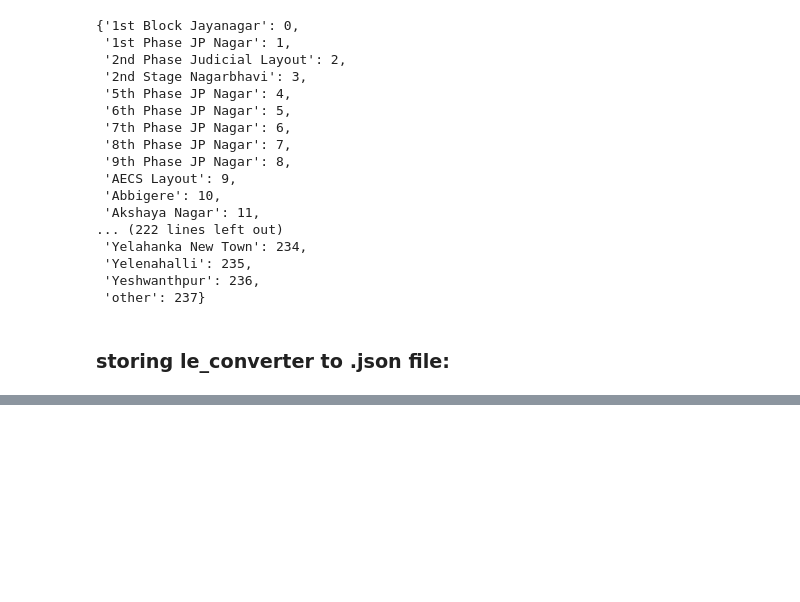
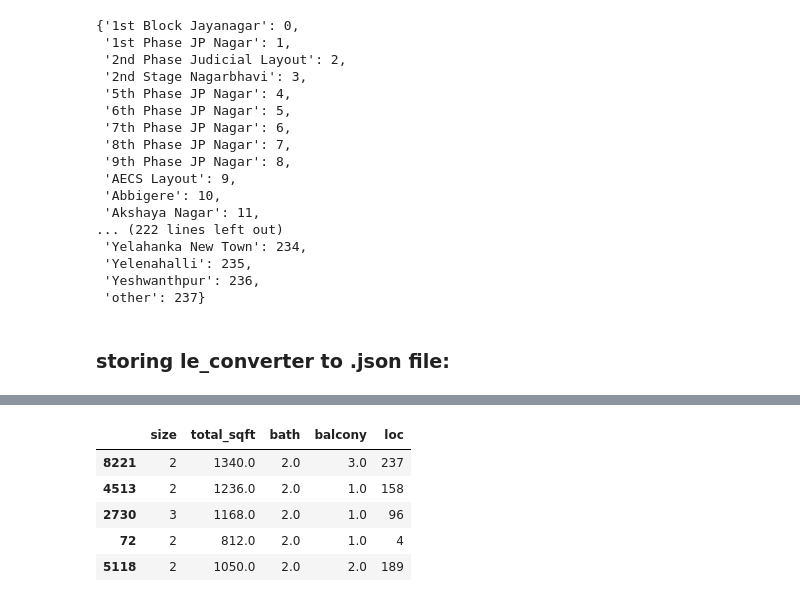
Before and after one commit to Akash-1gif/property_price_prediction, a Jupyter notebook: Data_preprocessing.ipynb, the cells around one changed output, grey strips where cells are left out. Cells and saved outputs as stored; diff of their text form; code cells hidden in the pictures; blank space fills up the shorter version.

```diff
--- a/Data_preprocessing.ipynb
+++ b/Data_preprocessing.ipynb
@@ -453,0 +491,3 @@ le_converter
+# %%
+y=df3['price']
+y
@@ -453,0 +507,11 @@ le_converter
+# %%
+x_train,x_test,y_train,y_test=train_test_split(x,y,test_size=0.2)
+# %%
+x_train.sample(5)
+# %% [output]
+|  | size | total_sqft | bath | balcony | loc |
+| 8221 | 2 | 1340.0 | 2.0 | 3.0 | 237 |
+| 4513 | 2 | 1236.0 | 2.0 | 1.0 | 158 |
+| 2730 | 3 | 1168.0 | 2.0 | 1.0 | 96 |
+| 72 | 2 | 812.0 | 2.0 | 1.0 | 4 |
+| 5118 | 2 | 1050.0 | 2.0 | 2.0 | 189 |
```
Also changed, not shown: parts of 27 cells of this notebook, 7 other files.
